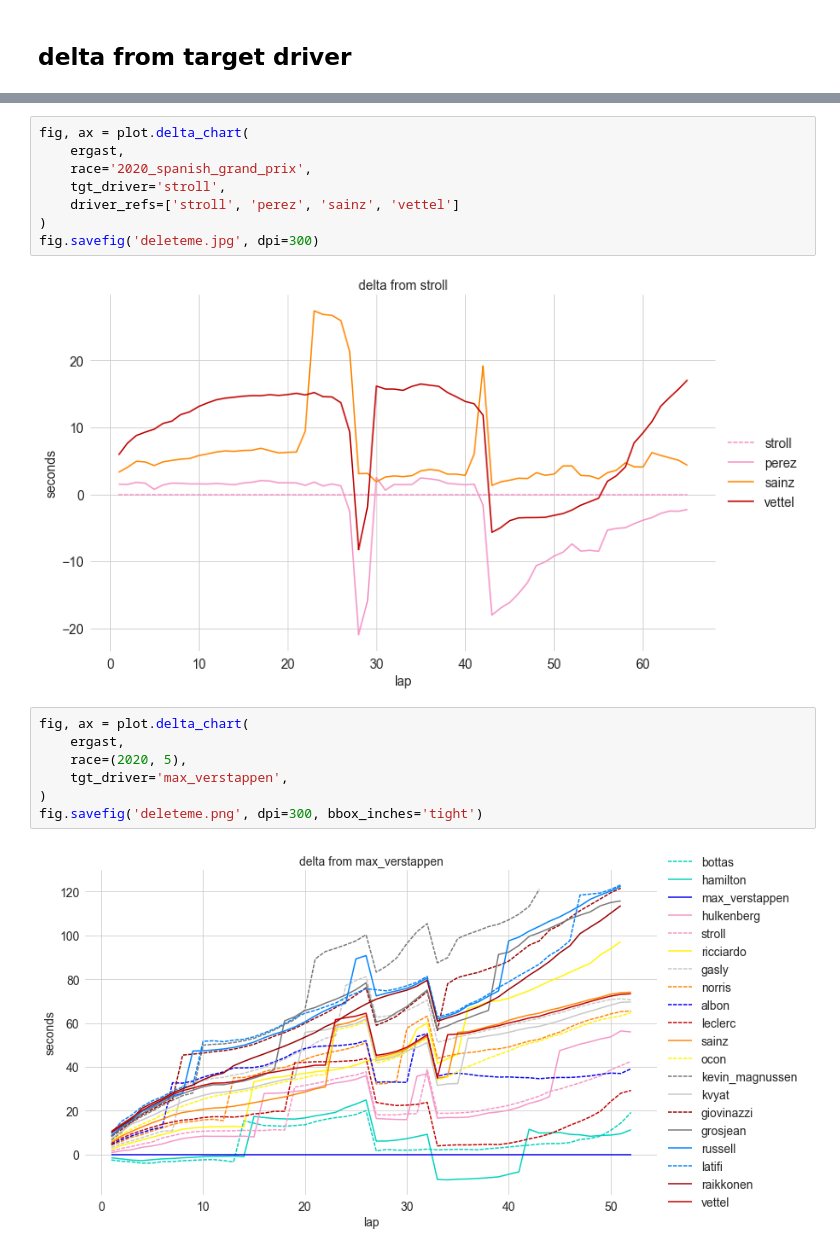
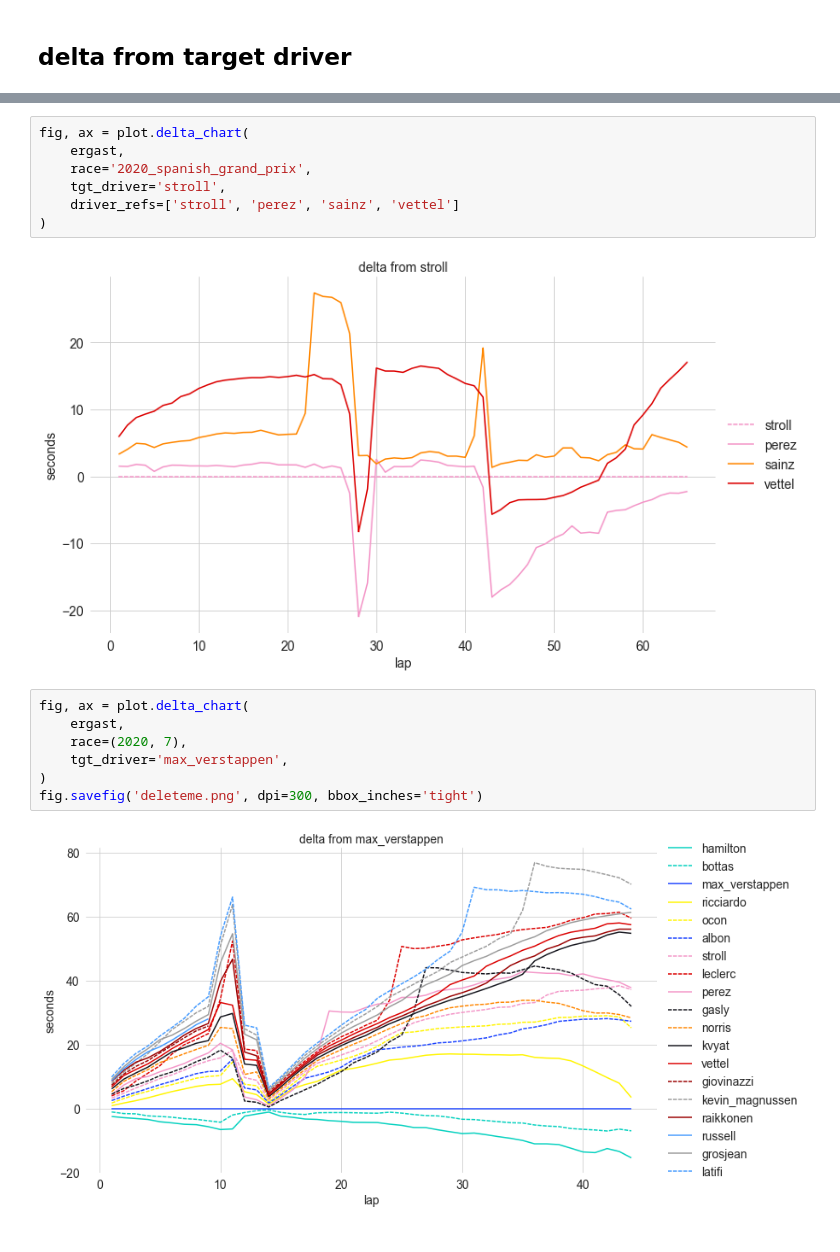
Before and after one commit to luke-bassett/f1-analysis, a Jupyter notebook: f1-analysis/Example.ipynb, the cells around one changed output, grey strips where cells are left out. Cells and saved outputs as stored; diff of their text form.

```diff
--- a/f1-analysis/Example.ipynb
+++ b/f1-analysis/Example.ipynb
@@ -31,15 +28,14 @@ fig, ax = plot.delta_chart(
     tgt_driver='stroll',
     driver_refs=['stroll', 'perez', 'sainz', 'vettel']
 )
-fig.savefig('deleteme.jpg', dpi=300)
 # %% [output]
 [figure]
 # %%
 fig, ax = plot.delta_chart(
     ergast,
-    race=(2020, 5),
+    race=(2020, 7),
     tgt_driver='max_verstappen',
 )
 fig.savefig('deleteme.png', dpi=300, bbox_inches='tight')
 # %% [output]
-[figure, old version]
+[figure, new version]
```
Also changed, not shown: parts of 2 cells of this notebook, 1 other file.
